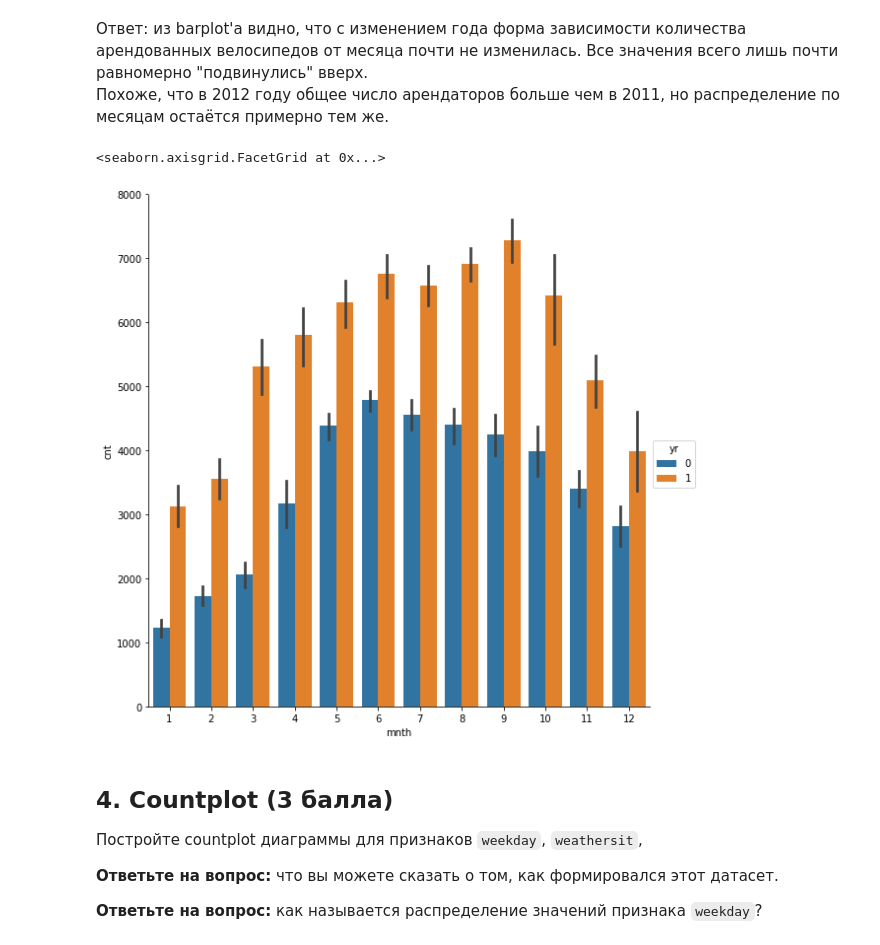
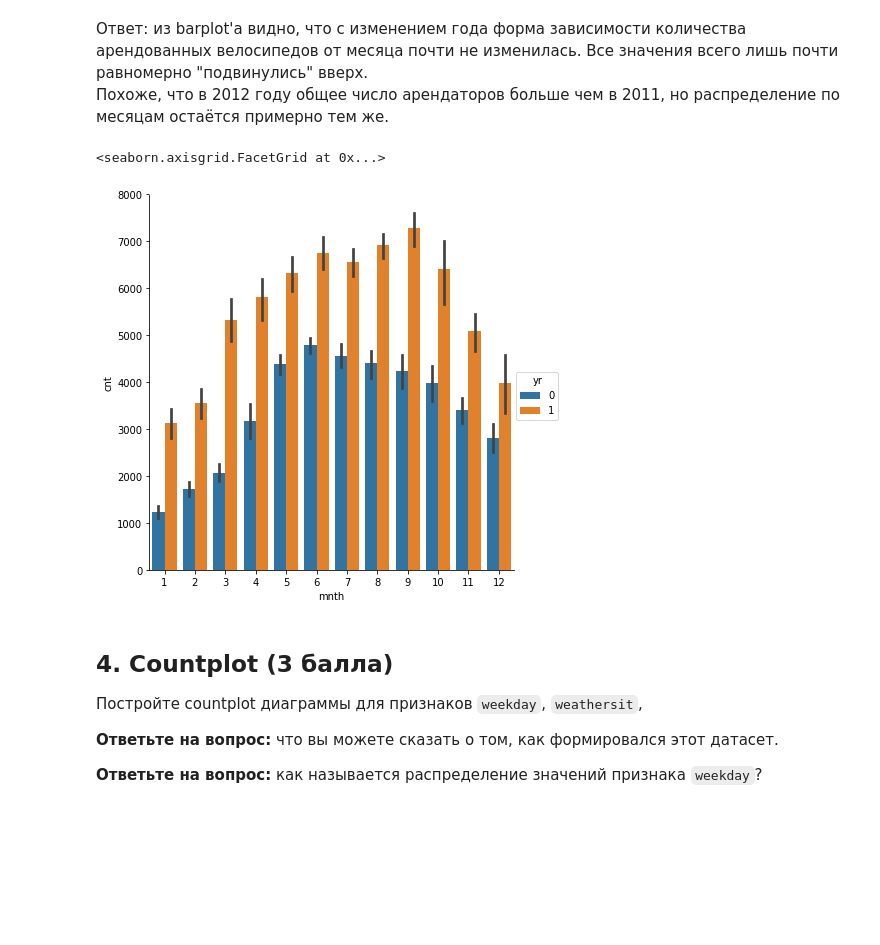
Before and after one commit to bewrrrie/7bits_ml_homework, a Jupyter notebook: 2017-fall/03-01-visualisation-homework.ipynb, the cells around one changed output. Cells and saved outputs as stored; diff of their text form; code cells hidden in the pictures; blank space fills up the shorter version.

Commit message:
Done 3-rd homework (visualization).

```diff
--- a/2017-fall/03-01-visualisation-homework.ipynb
+++ b/2017-fall/03-01-visualisation-homework.ipynb
@@ -171,10 +171,10 @@ sns.heatmap(corr, cmap=cmap, square=True, linewidths=.5, mask=mask, annot=True,
 Ответ: из barplot'а видно, что с изменением года форма зависимости количества арендованных велосипедов от месяца почти не изменилась. Все значения всего лишь почти равномерно "подвинулись" вверх.
 Похоже, что в 2012 году общее число арендаторов больше чем в 2011, но распределение по месяцам остаётся примерно тем же.
 # %%
-sns.factorplot(x='mnth', y='cnt', hue='yr', data=df, kind='bar', size=8)
+sns.factorplot(x='mnth', y='cnt', hue='yr', data=df, kind='bar', size=6)
 # %% [output]
 <seaborn.axisgrid.FacetGrid at 0x...>
-[figure, old version]
+[figure, new version]
 # %% [markdown]
 ## 4. Countplot (3 балла)
 
```
Also changed, not shown: parts of 1 cell of this notebook.
